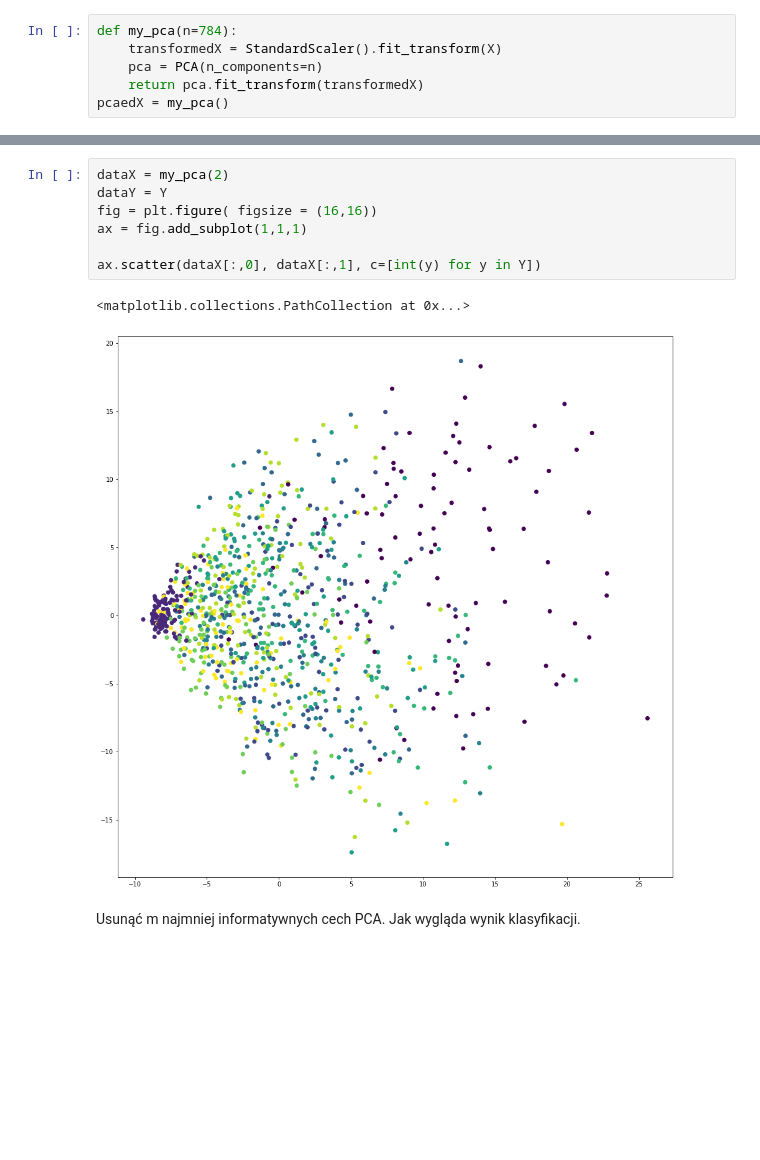
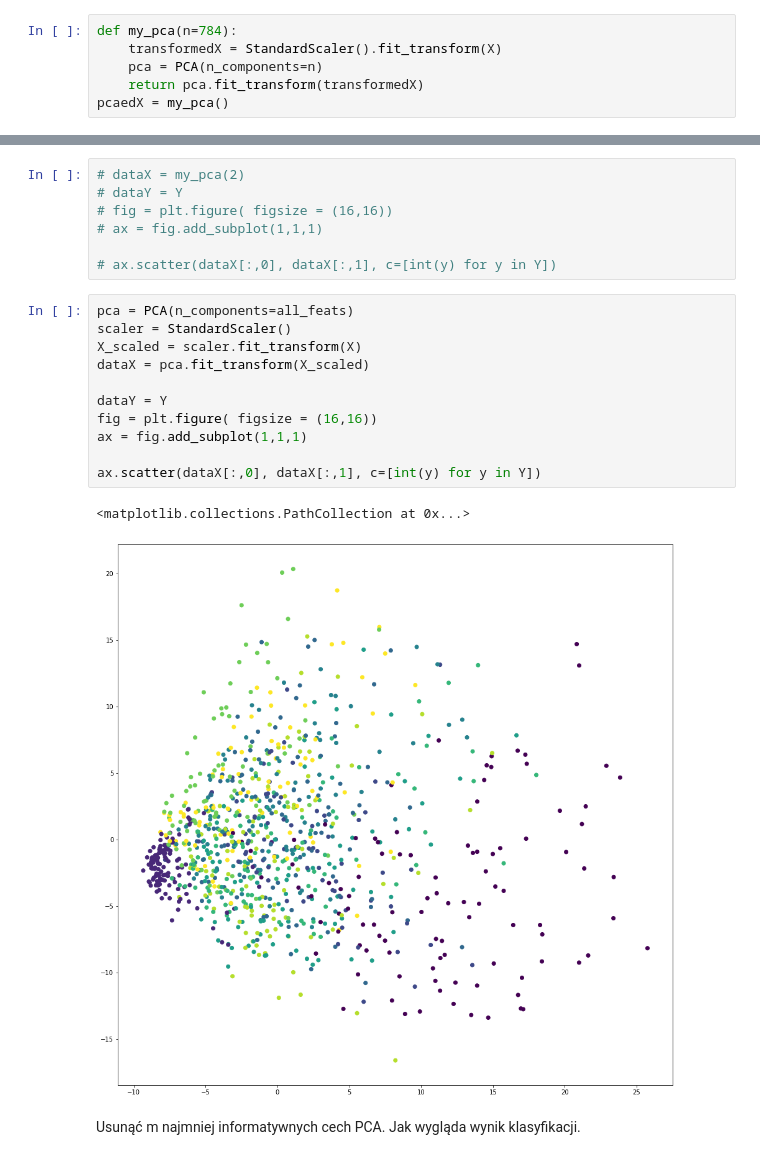
Before and after one commit to arkadiuss/ML_lab2_solution, a Jupyter notebook: lab2_tutorial.ipynb, the cells around one changed output, grey strips where cells are left out. Cells and saved outputs as stored; diff of their text form; blank space fills up the shorter version.

```diff
--- a/lab2_tutorial.ipynb
+++ b/lab2_tutorial.ipynb
@@ -749,13 +782,24 @@ print(check_accuracy_knn(X_train, X_test, y_train, y_test))
 # %%
-dataX = my_pca(2)
-dataY = Y
-fig = plt.figure( figsize = (16,16))
-ax = fig.add_subplot(1,1,1)
+# dataX = my_pca(2)
+# dataY = Y
+# fig = plt.figure( figsize = (16,16))
+# ax = fig.add_subplot(1,1,1)
 
-ax.scatter(dataX[:,0], dataX[:,1], c=[int(y) for y in Y])
+# ax.scatter(dataX[:,0], dataX[:,1], c=[int(y) for y in Y])
-# %% [output]
-<matplotlib.collections.PathCollection at 0x...>
-[figure, removed]
+# %%
+pca = PCA(n_components=all_feats)
+scaler = StandardScaler()
+X_scaled = scaler.fit_transform(X)
+dataX = pca.fit_transform(X_scaled)
+
+dataY = Y
+fig = plt.figure( figsize = (16,16))
+ax = fig.add_subplot(1,1,1)
+
+ax.scatter(dataX[:,0], dataX[:,1], c=[int(y) for y in Y])
+# %% [output]
+<matplotlib.collections.PathCollection at 0x...>
+[figure, added]
 # %% [markdown]
 Usunąć m najmniej informatywnych cech PCA. Jak wygląda wynik klasyfikacji.
 # %%
```
Also changed, not shown: parts of 9 cells of this notebook.
